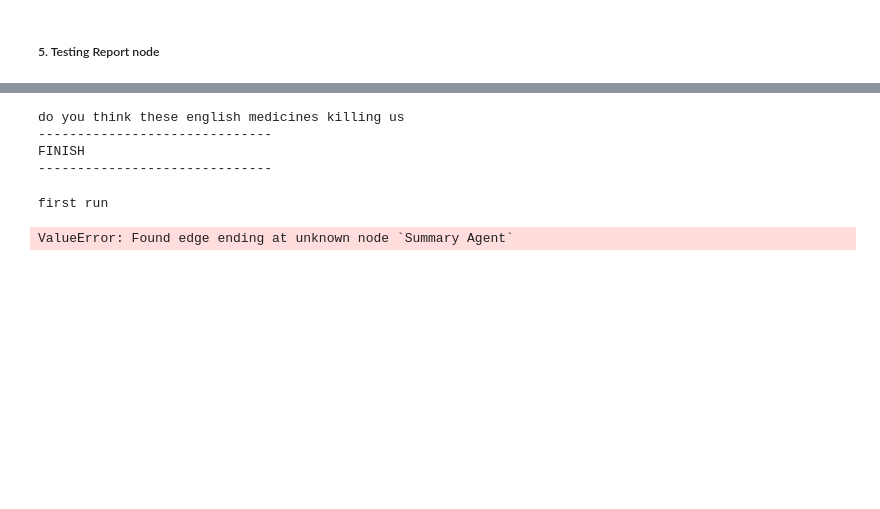
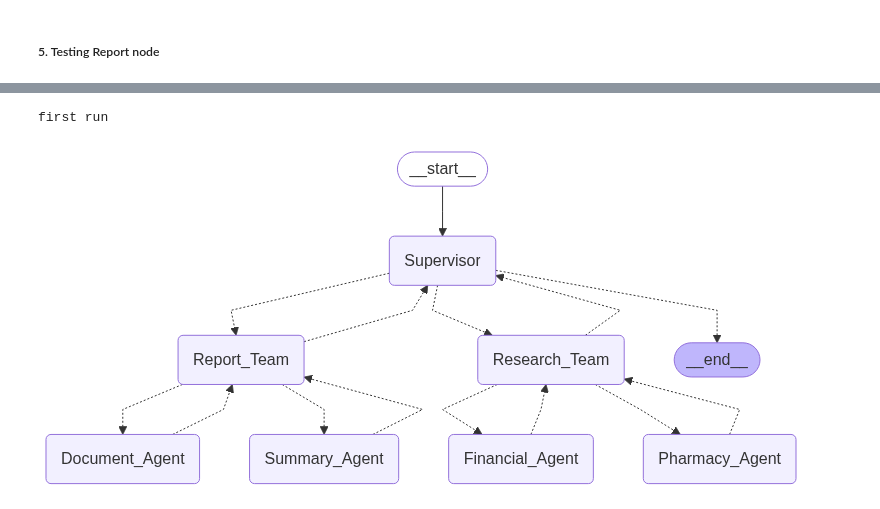
Before and after one commit to muhammedfayiz122/AgenticAI_course_assignments, a Jupyter notebook: Assignment5/notebooks/exp.ipynb, the cells around one changed output, grey strips where cells are left out. Cells and saved outputs as stored; diff of their text form; code cells hidden in the pictures; blank space fills up the shorter version.

```diff
--- a/Assignment5/notebooks/exp.ipynb
+++ b/Assignment5/notebooks/exp.ipynb
@@ -535,7 +531,7 @@ def create_prompt():
 from langchain_core.tools import tool
 from langgraph.types import Send
 
-def create_report_handoff_tool(agent_name: Literal["Summary Agent", "Document Agent"], description: str | None=None):
+def create_report_handoff_tool(agent_name: Literal["Summary_Agent", "Document_Agent"], description: str | None=None):
     name = f"transfer_to_{agent_name}"
     description = description or f"Ask {agent_name} for help"
 
@@ -555,6 +551,7 @@ def create_report_handoff_tool(agent_name: Literal["Summary Agent", "Document Ag
         return Command(
             goto=[Send(agent_name, agent_input)],
             graph=Command.PARENT,
+            update={"next":agent_name}
         )
     return handoff_tool
 # %% [markdown]
@@ -570,10 +567,10 @@ to_document_agent = create_research_handoff_tool(
 # %% [markdown]
 ##### 4. Report node function
 # %%
-def report_team_node(state) -> Command[Literal["Summary_Agent", "Document Agent", "Supervisor"]]:
-
+def report_team_node(state) -> Command[Literal["Summary_Agent", "Document_Agent", "Supervisor"]]:
+    print("<--------inside report team node-------->")
     # llm_with_structered_output = llm.with_structured_output(Router)
-    system_prompt = create_prompt()
+    system_prompt = create_prompt_for_report()
     search_agent = create_react_agent(
         llm,
         tools=[to_summary_agent, to_document_agent],
@@ -582,8 +579,12 @@ def report_team_node(state) -> Command[Literal["Summary_Agent", "Document Agent"
 
     response = search_agent.invoke(state)
     print(response)
-    return response
-    # return Command(goto="Supervisor", update={"messages": })
+    # return response
+    goto = "Supervisor"
+    return Command(goto=goto, update={
+        "messages": [AIMessage(message.content) for message in response["messages"]],
+        "next": goto}
+    )
 # %% [markdown]
 ##### 5. Testing Report node
 # %%
@@ -595,14 +616,10 @@ ChatGoogleGenerativeAIError: Invalid argument provided to Gemini: 400 * Generate
 # %%
-for i in result["messages"]:
-    print(i.content)
-    print("-"*30)
+# for i in result["messages"]:
+#     print(i.content)
+#     print("-"*30)
-# %% [output]
-do you think these english medicines killing us
-------------------------------
-FINISH
-------------------------------
 # %%
-def report_team_node(state) -> Command[Literal["Supervisor", "Summary Agent", "Document Agent"]]: pass
+# def report_team_node(state) -> Command[Literal["Supervisor", "Summary_Agent", "Document_Agent"]]:
+#     print("inside report team node")
 # %%
 def summary_agent_node(state) -> Command[Literal["Report_Team"]]:
     """
@@ -617,57 +634,24 @@ def document_agent_node(state) -> Command[Literal["Report_Team"]]:
 # %%
 graph_builder = StateGraph(AgenticState)
 
 # Add nodes
 graph_builder.add_node("Supervisor", supervisor_node)
 graph_builder.add_node("Research_Team", research_team_node)
 graph_builder.add_node("Report_Team", report_team_node)
-graph_builder.add_node("Pharma_Agent", pharma_agent_node)
+graph_builder.add_node("Pharmacy_Agent", pharmacy_agent_node)
 graph_builder.add_node("Financial_Agent", financial_agent_node)
 graph_builder.add_node("Summary_Agent", summary_agent_node)
 graph_builder.add_node("Document_Agent", document_agent_node)
 
-tools_for_research = pharma_agent_node
-# Add edges
-# graph_builder.add_conditional_edges(
-#     "Supervisor",
-#     router_to_teams,
-#     {
-#         "Research": "Research Team",
-#         "Report": "Report Team",
-#         "End": END
-#     }
-# )
-
-# graph_builder.add_conditional_edges(
-#         "Research Team",
-#         router_to_research_tool,
-#         {
-#             "pharmacy tool": "Pharma_Agent",
-#             "finance": "Financial_Agent",
-#         }
-# )
-# graph_builder.add_edge("Financial_Agent", "Research Team")
-# graph_builder.add_edge("Pharma_Agent", "Research Team")
-
-# Report part
-# graph_builder.add_conditional_edges(
-#     "Report Team",
-#     router_to_report_tool,
-#     {
-#         "Summary":  "Summary_Agent",
-#         "Document": "Document_Agent"
-#     }
-# )
-# # graph_builder.add_edge("Summary_Agent", "Report_Team")
-# graph_builder.add_edge("Document_Agent", "Report_Team")
+tools_for_research = pharmacy_agent_node
 
 # Entry point and Exit point
 graph_builder.add_edge(START, "Supervisor")
 graph_builder.add_edge("Supervisor", END)
 
 # Compile
-print("first run")
-graph_builder.compile()
+graph = graph_builder.compile()
+graph
 # %% [output]
 first run
-ValueError: Found edge ending at unknown node `Summary Agent`
+[figure, added]
```
Also changed, not shown: parts of 27 cells of this notebook, 3 other files.
